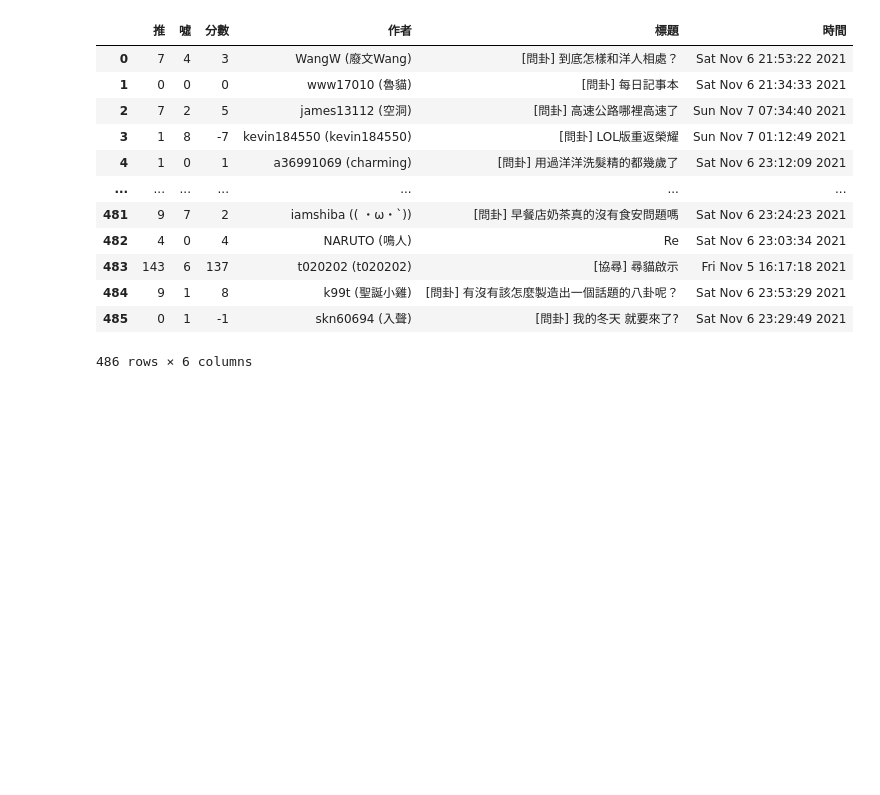
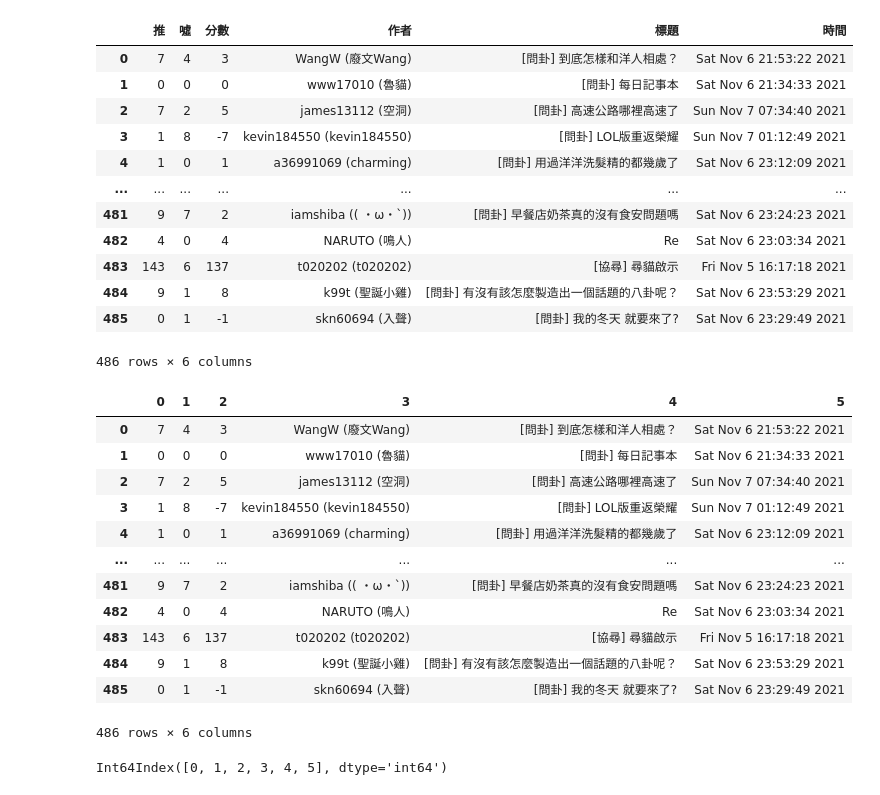
Before and after one commit to uuboyscy/TFI101, a Jupyter notebook: pyetl/20_pandasPtt.ipynb, the cells around one changed output. Drawn from its saved outputs; the diff is of its cells as text; code cells hidden in the pictures; blank space fills up the shorter version.

```diff
--- a/pyetl/20_pandasPtt.ipynb
+++ b/pyetl/20_pandasPtt.ipynb
@@ -170,0 +173,21 @@ df2
+# %%
+df3 = pd.read_csv('./ptt.csv', header=None)
+df3
+# %% [output]
+|  | 0 | 1 | 2 | 3 | 4 | 5 |
+| 0 | 7 | 4 | 3 | WangW (廢文Wang) | [問卦] 到底怎樣和洋人相處？ | Sat Nov 6 21:53:22 2021 |
+| 1 | 0 | 0 | 0 | www17010 (魯貓) | [問卦] 每日記事本 | Sat Nov 6 21:34:33 2021 |
+| 2 | 7 | 2 | 5 | james13112 (空洞) | [問卦] 高速公路哪裡高速了 | Sun Nov 7 07:34:40 2021 |
+| 3 | 1 | 8 | -7 | kevin184550 (kevin184550) | [問卦] LOL版重返榮耀 | Sun Nov 7 01:12:49 2021 |
+| 4 | 1 | 0 | 1 | a36991069 (charming) | [問卦] 用過洋洋洗髮精的都幾歲了 | Sat Nov 6 23:12:09 2021 |
+| ... | ... | ... | ... | ... | ... | ... |
+| 481 | 9 | 7 | 2 | iamshiba (( ・ω・`)) | [問卦] 早餐店奶茶真的沒有食安問題嗎 | Sat Nov 6 23:24:23 2021 |
+| 482 | 4 | 0 | 4 | NARUTO (鳴人) | Re | Sat Nov 6 23:03:34 2021 |
+| 483 | 143 | 6 | 137 | t020202 (t020202) | [協尋] 尋貓啟示 | Fri Nov 5 16:17:18 2021 |
+| 484 | 9 | 1 | 8 | k99t (聖誕小雞) | [問卦] 有沒有該怎麼製造出一個話題的八卦呢？ | Sat Nov 6 23:53:29 2021 |
+| 485 | 0 | 1 | -1 | skn60694 (入聲) | [問卦] 我的冬天 就要來了? | Sat Nov 6 23:29:49 2021 |
+486 rows × 6 columns
+# %%
+df3.columns
+# %% [output]
+Int64Index([0, 1, 2, 3, 4, 5], dtype='int64')
```
Also changed, not shown: parts of 2 cells of this notebook, 1 other file.
